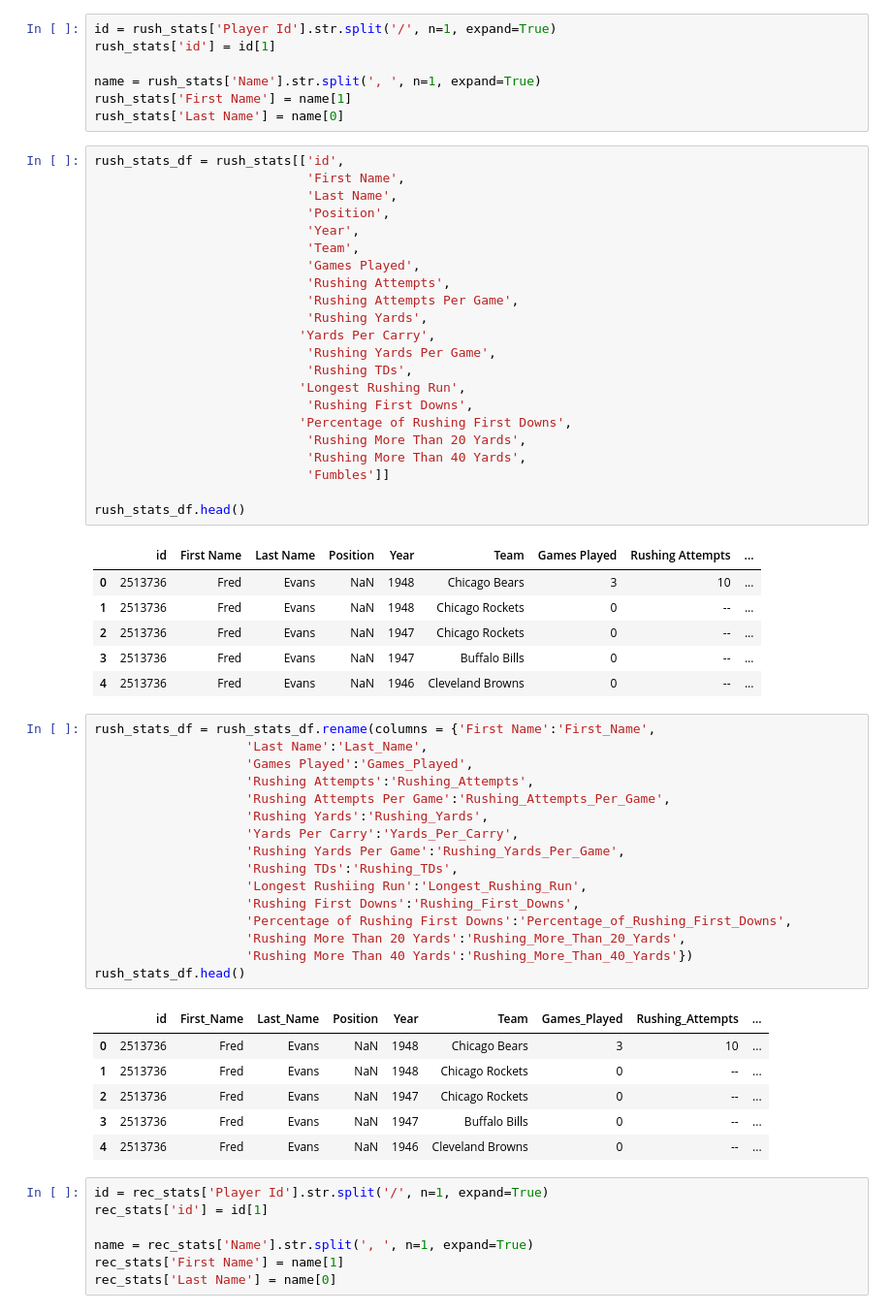
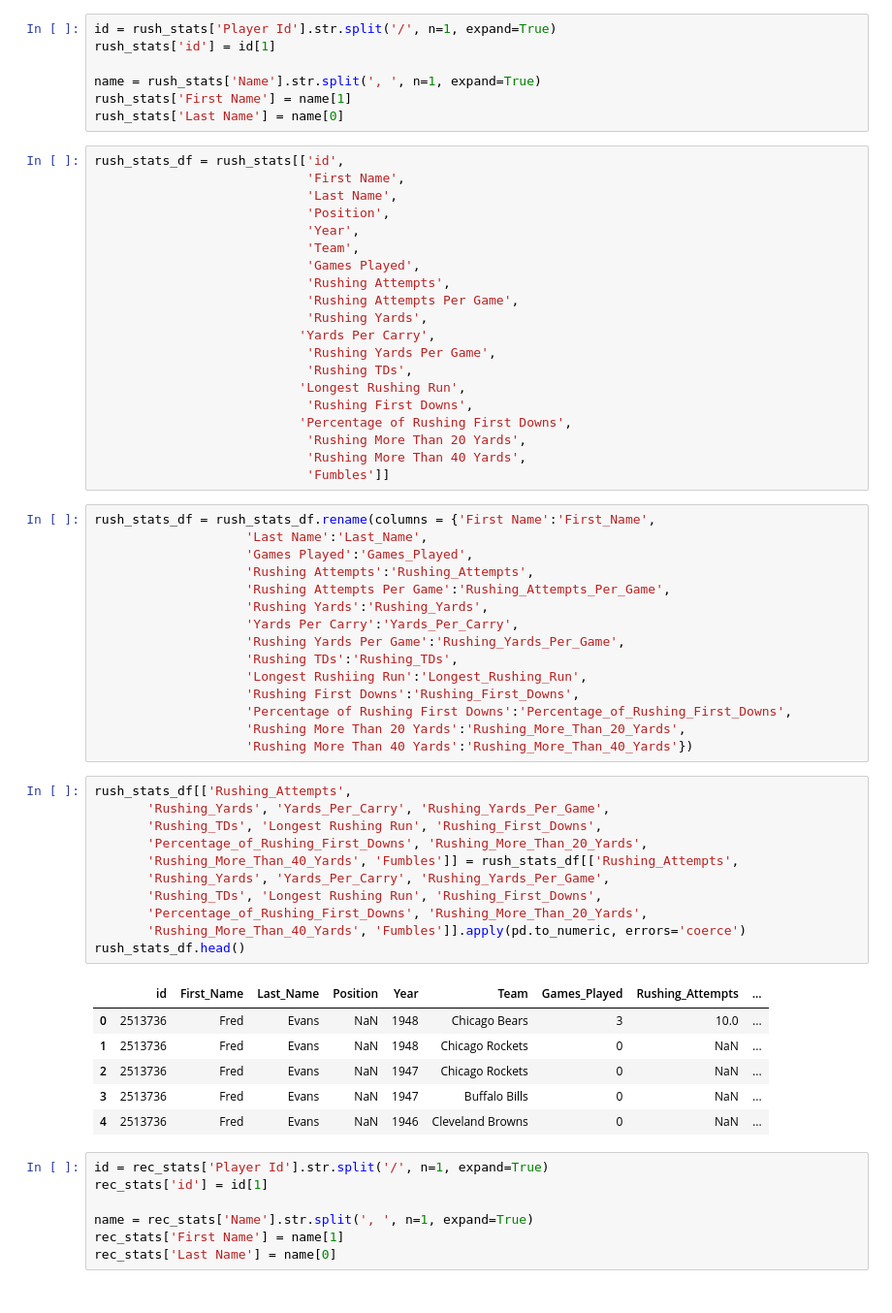
Before and after one commit to jerodrhodes/ETL, a Jupyter notebook: cleaning_csv.ipynb, the cells around one changed output. Shown: that part at 97% size. Saved outputs shown, nothing was run; the diff lists cells and outputs as text.

```diff
--- a/cleaning_csv.ipynb
+++ b/cleaning_csv.ipynb
@@ -300,15 +239,6 @@ rush_stats_df = rush_stats[['id',
                             'Rushing More Than 20 Yards',
                             'Rushing More Than 40 Yards',
                             'Fumbles']]
-
-rush_stats_df.head()
-# %% [output]
-|  | id | First Name | Last Name | Position | Year | Team | Games Played | Rushing Attempts | ... |
-| 0 | 2513736 | Fred | Evans | NaN | 1948 | Chicago Bears | 3 | 10 | ... |
-| 1 | 2513736 | Fred | Evans | NaN | 1948 | Chicago Rockets | 0 | -- | ... |
-| 2 | 2513736 | Fred | Evans | NaN | 1947 | Chicago Rockets | 0 | -- | ... |
-| 3 | 2513736 | Fred | Evans | NaN | 1947 | Buffalo Bills | 0 | -- | ... |
-| 4 | 2513736 | Fred | Evans | NaN | 1946 | Cleveland Browns | 0 | -- | ... |
 # %%
 rush_stats_df = rush_stats_df.rename(columns = {'First Name':'First_Name',
                     'Last Name':'Last_Name',
@@ -324,14 +254,24 @@ rush_stats_df = rush_stats_df.rename(columns = {'First Name':'First_Name',
                     'Percentage of Rushing First Downs':'Percentage_of_Rushing_First_Downs',
                     'Rushing More Than 20 Yards':'Rushing_More_Than_20_Yards',
                     'Rushing More Than 40 Yards':'Rushing_More_Than_40_Yards'})
-rush_stats_df.head()
-# %% [output]
-|  | id | First_Name | Last_Name | Position | Year | Team | Games_Played | Rushing_Attempts | ... |
-| 0 | 2513736 | Fred | Evans | NaN | 1948 | Chicago Bears | 3 | 10 | ... |
-| 1 | 2513736 | Fred | Evans | NaN | 1948 | Chicago Rockets | 0 | -- | ... |
-| 2 | 2513736 | Fred | Evans | NaN | 1947 | Chicago Rockets | 0 | -- | ... |
-| 3 | 2513736 | Fred | Evans | NaN | 1947 | Buffalo Bills | 0 | -- | ... |
-| 4 | 2513736 | Fred | Evans | NaN | 1946 | Cleveland Browns | 0 | -- | ... |
+# %%
+rush_stats_df[['Rushing_Attempts',
+       'Rushing_Yards', 'Yards_Per_Carry', 'Rushing_Yards_Per_Game',
+       'Rushing_TDs', 'Longest Rushing Run', 'Rushing_First_Downs',
+       'Percentage_of_Rushing_First_Downs', 'Rushing_More_Than_20_Yards',
+       'Rushing_More_Than_40_Yards', 'Fumbles']] = rush_stats_df[['Rushing_Attempts',
+       'Rushing_Yards', 'Yards_Per_Carry', 'Rushing_Yards_Per_Game',
+       'Rushing_TDs', 'Longest Rushing Run', 'Rushing_First_Downs',
+       'Percentage_of_Rushing_First_Downs', 'Rushing_More_Than_20_Yards',
+       'Rushing_More_Than_40_Yards', 'Fumbles']].apply(pd.to_numeric, errors='coerce')
+rush_stats_df.head()
+# %% [output]
+|  | id | First_Name | Last_Name | Position | Year | Team | Games_Played | Rushing_Attempts | ... |
+| 0 | 2513736 | Fred | Evans | NaN | 1948 | Chicago Bears | 3 | 10.0 | ... |
+| 1 | 2513736 | Fred | Evans | NaN | 1948 | Chicago Rockets | 0 | NaN | ... |
+| 2 | 2513736 | Fred | Evans | NaN | 1947 | Chicago Rockets | 0 | NaN | ... |
+| 3 | 2513736 | Fred | Evans | NaN | 1947 | Buffalo Bills | 0 | NaN | ... |
+| 4 | 2513736 | Fred | Evans | NaN | 1946 | Cleveland Browns | 0 | NaN | ... |
 # %%
 id = rec_stats['Player Id'].str.split('/', n=1, expand=True)
 rec_stats['id'] = id[1]
```
Also changed, not shown: parts of 22 cells of this notebook, 1 other file.
